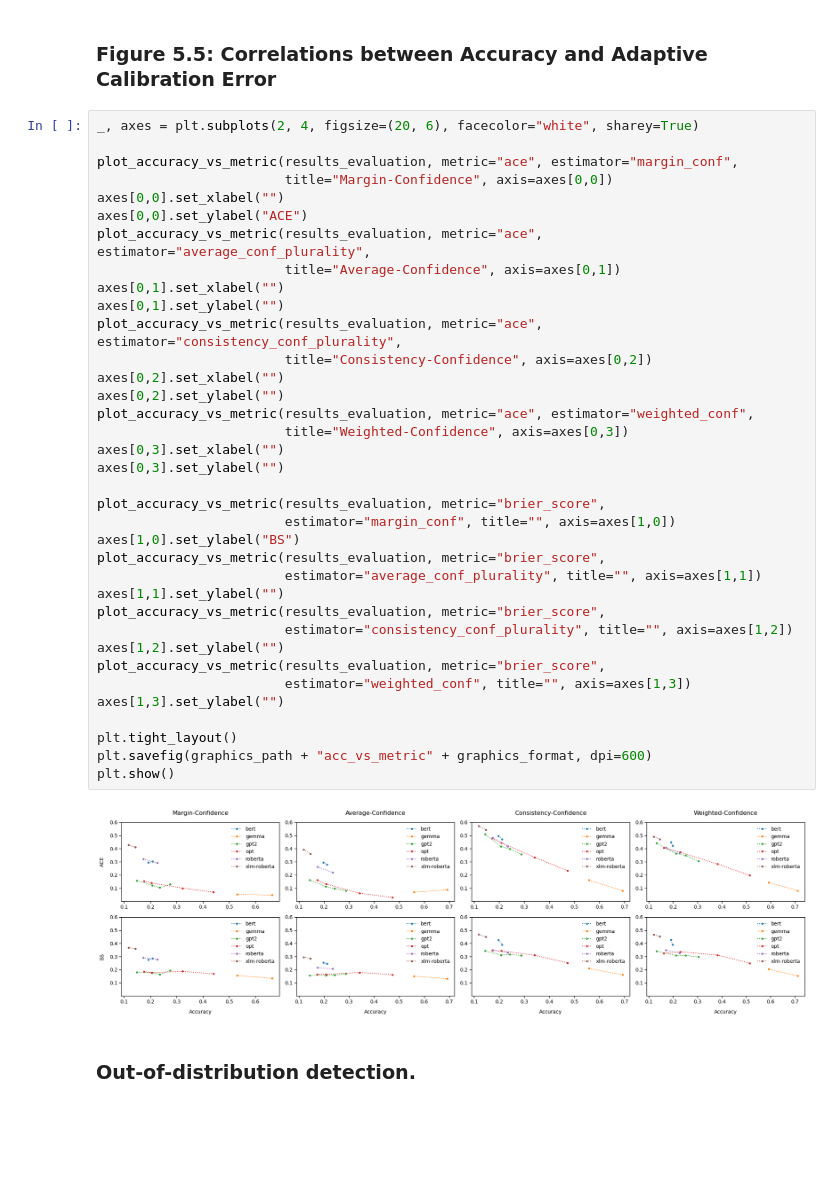
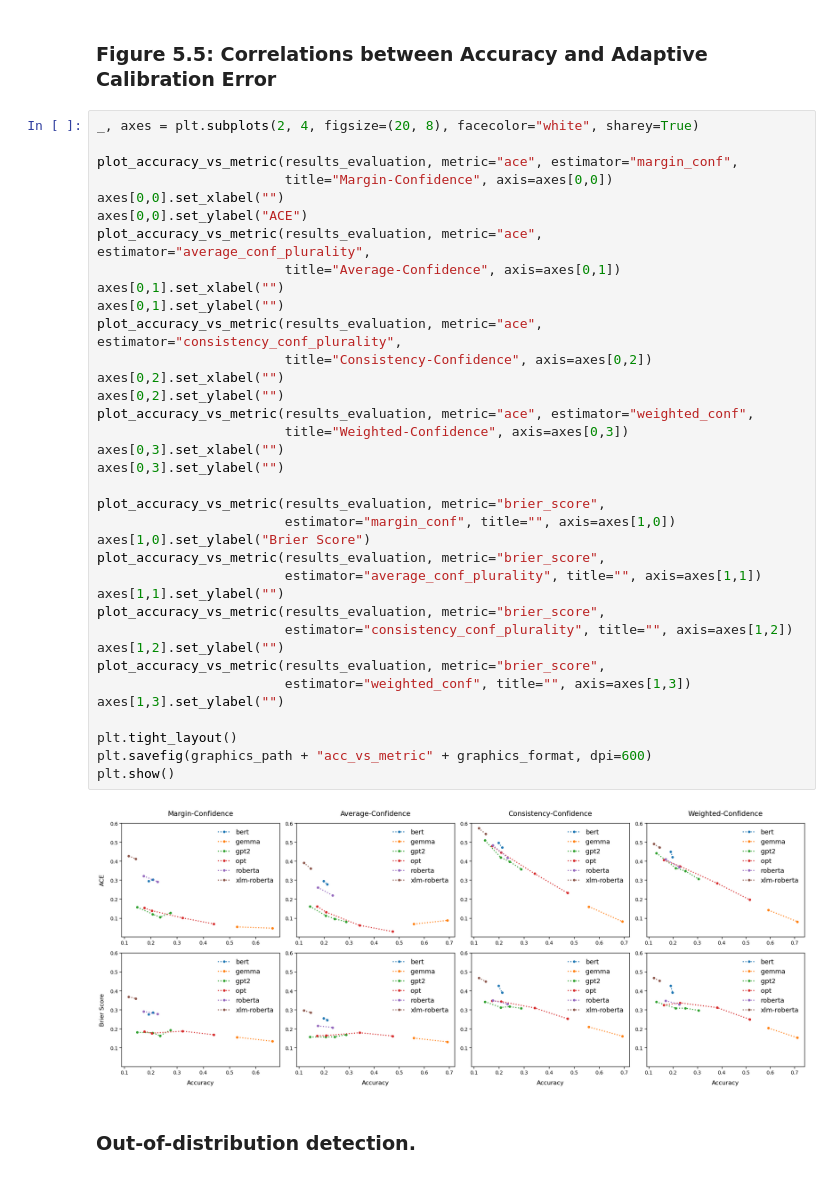
Before and after one commit to diamir707/LMsCONFonBEAR, a Jupyter notebook: results/e2estimates_eval.ipynb, the cells around one changed output. Cells and saved outputs as stored; diff of their text form; blank space fills up the shorter version.

Commit message:
Figure 5.5: Increase plot height and font size.

```diff
--- a/results/e2estimates_eval.ipynb
+++ b/results/e2estimates_eval.ipynb
@@ -282,7 +282,7 @@ plt.show()
 # %% [markdown]
 ### Figure 5.5: Correlations between Accuracy and Adaptive Calibration Error
 # %%
-_, axes = plt.subplots(2, 4, figsize=(20, 6), facecolor="white", sharey=True)
+_, axes = plt.subplots(2, 4, figsize=(20, 8), facecolor="white", sharey=True)
 
 plot_accuracy_vs_metric(results_evaluation, metric="ace", estimator="margin_conf",
                         title="Margin-Confidence", axis=axes[0,0])
@@ -290,35 +290,35 @@ axes[0,0].set_xlabel("")
 axes[0,0].set_ylabel("ACE")
 plot_accuracy_vs_metric(results_evaluation, metric="ace", estimator="average_conf_plurality",
                         title="Average-Confidence", axis=axes[0,1])
 axes[0,1].set_xlabel("")
 axes[0,1].set_ylabel("")
 plot_accuracy_vs_metric(results_evaluation, metric="ace", estimator="consistency_conf_plurality",
                         title="Consistency-Confidence", axis=axes[0,2])
 axes[0,2].set_xlabel("")
 axes[0,2].set_ylabel("")
 plot_accuracy_vs_metric(results_evaluation, metric="ace", estimator="weighted_conf",
                         title="Weighted-Confidence", axis=axes[0,3])
 axes[0,3].set_xlabel("")
 axes[0,3].set_ylabel("")
 
 plot_accuracy_vs_metric(results_evaluation, metric="brier_score",
                         estimator="margin_conf", title="", axis=axes[1,0])
-axes[1,0].set_ylabel("BS")
+axes[1,0].set_ylabel("Brier Score")
 plot_accuracy_vs_metric(results_evaluation, metric="brier_score",
                         estimator="average_conf_plurality", title="", axis=axes[1,1])
 axes[1,1].set_ylabel("")
 plot_accuracy_vs_metric(results_evaluation, metric="brier_score",
                         estimator="consistency_conf_plurality", title="", axis=axes[1,2])
 axes[1,2].set_ylabel("")
 plot_accuracy_vs_metric(results_evaluation, metric="brier_score",
                         estimator="weighted_conf", title="", axis=axes[1,3])
 axes[1,3].set_ylabel("")
 
 plt.tight_layout()
 plt.savefig(graphics_path + "acc_vs_metric" + graphics_format, dpi=600)
 plt.show()
 # %% [output]
-[figure, old version]
+[figure, new version]
 # %% [markdown]
 ### Out-of-distribution detection.
 # %%
```
Also changed, not shown: 1 other file.
